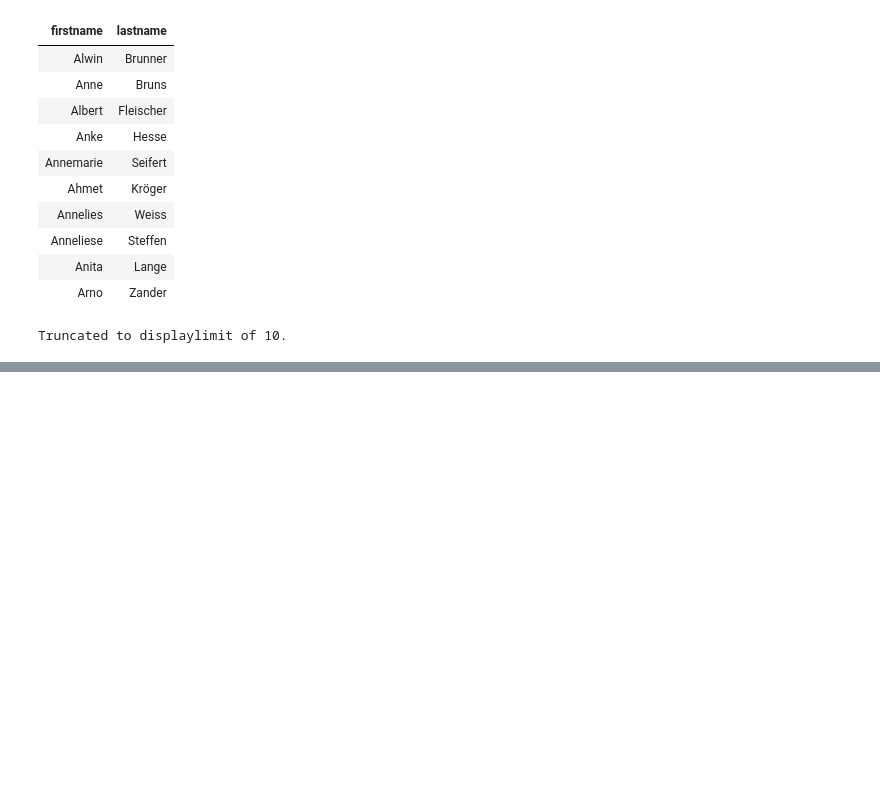
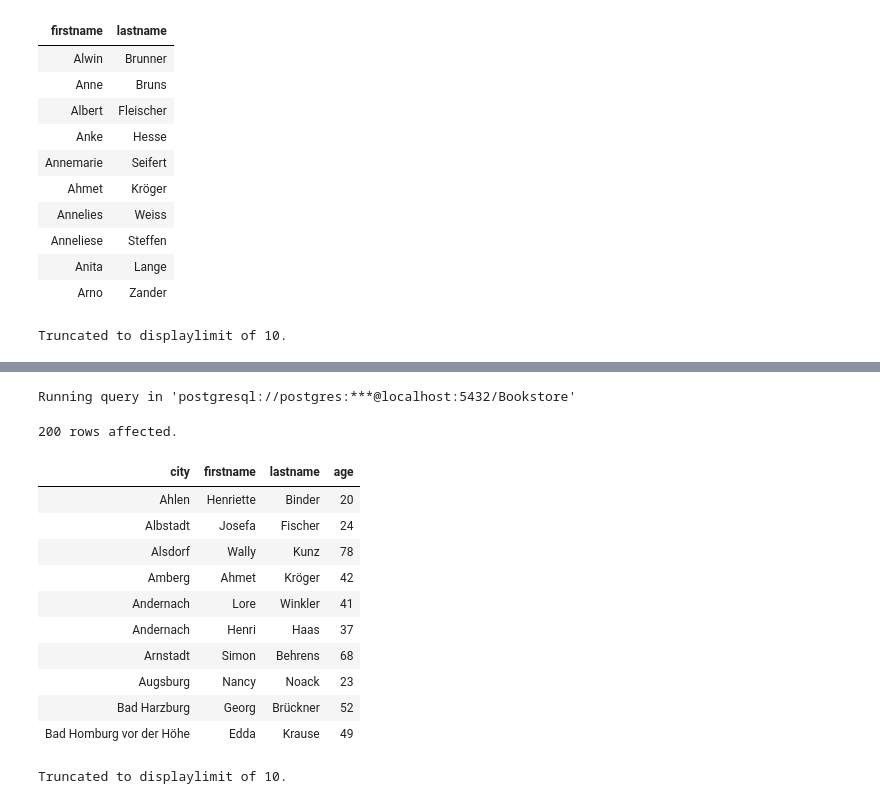
Before and after one commit to Asa1349/Tutorials, a Jupyter notebook: SQL.ipynb, the cells around one changed output, grey strips where cells are left out. Saved outputs shown, nothing was run; the diff lists cells and outputs as text; code cells hidden in the pictures; blank space fills up the shorter version.

```diff
--- a/SQL.ipynb
+++ b/SQL.ipynb
@@ -223,0 +531,22 @@ Truncated to displaylimit of 10.
+# %%
+%%sql
+-- Multiple sorting: Sort by city first, then by age within each city
+
+SELECT city, firstname, lastname, age
+FROM customers
+ORDER BY city ASC, age DESC;
+# %% [output]
+Running query in 'postgresql://postgres:***@localhost:5432/Bookstore'
+200 rows affected.
+| city | firstname | lastname | age |
+| Ahlen | Henriette | Binder | 20 |
+| Albstadt | Josefa | Fischer | 24 |
+| Alsdorf | Wally | Kunz | 78 |
+| Amberg | Ahmet | Kröger | 42 |
+| Andernach | Lore | Winkler | 41 |
+| Andernach | Henri | Haas | 37 |
+| Arnstadt | Simon | Behrens | 68 |
+| Augsburg | Nancy | Noack | 23 |
+| Bad Harzburg | Georg | Brückner | 52 |
+| Bad Homburg vor der Höhe | Edda | Krause | 49 |
+Truncated to displaylimit of 10.
```
Also changed, not shown: parts of 33 cells of this notebook.
